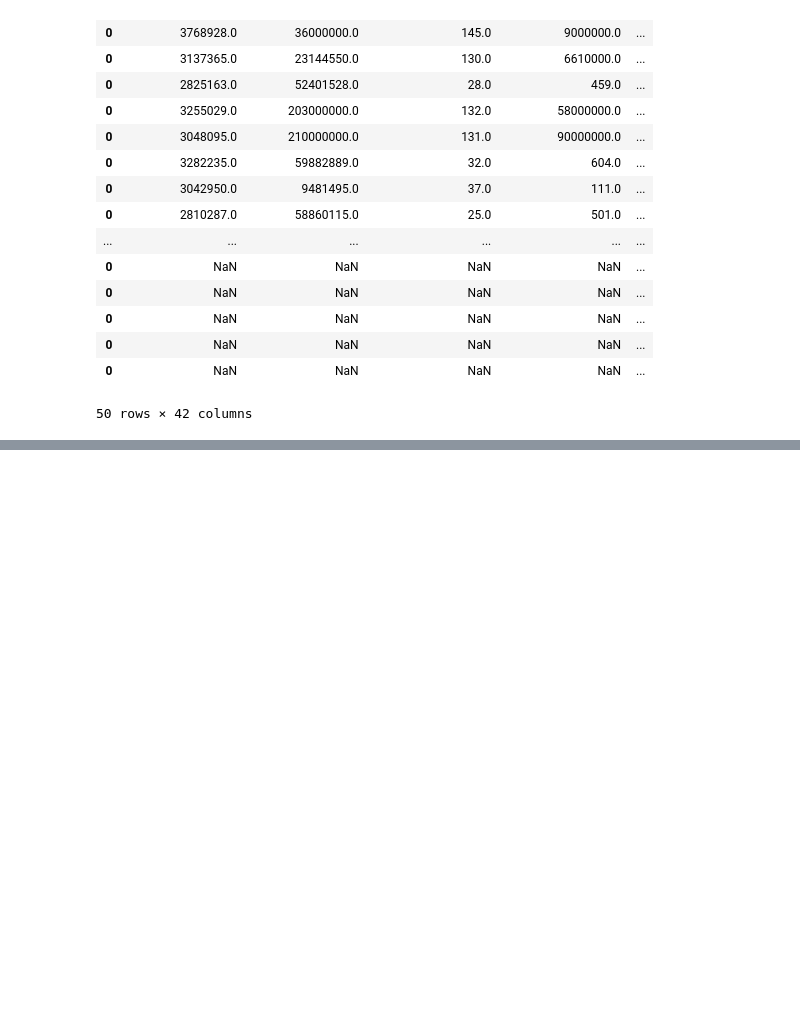
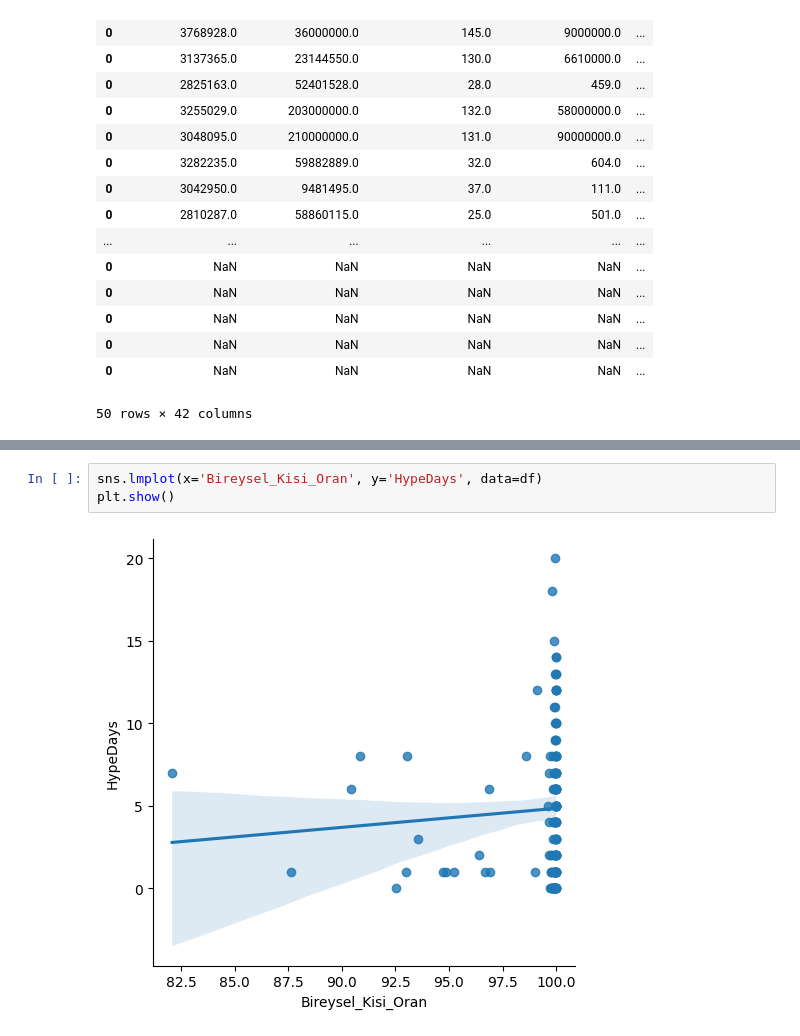
Before and after one commit to uguratli/HalkaArz, a Jupyter notebook: Halka_arz_lab.ipynb, the cells around one changed output, grey strips where cells are left out. Cells and saved outputs as stored; diff of their text form; blank space fills up the shorter version.

```diff
--- a/Halka_arz_lab.ipynb
+++ b/Halka_arz_lab.ipynb
@@ -624,0 +686,5 @@ halka_arz_result_df
+# %%
+sns.lmplot(x='Bireysel_Kisi_Oran', y='HypeDays', data=df)
+plt.show()
+# %% [output]
+[figure, added]
```
Also changed, not shown: parts of 24 cells of this notebook.
